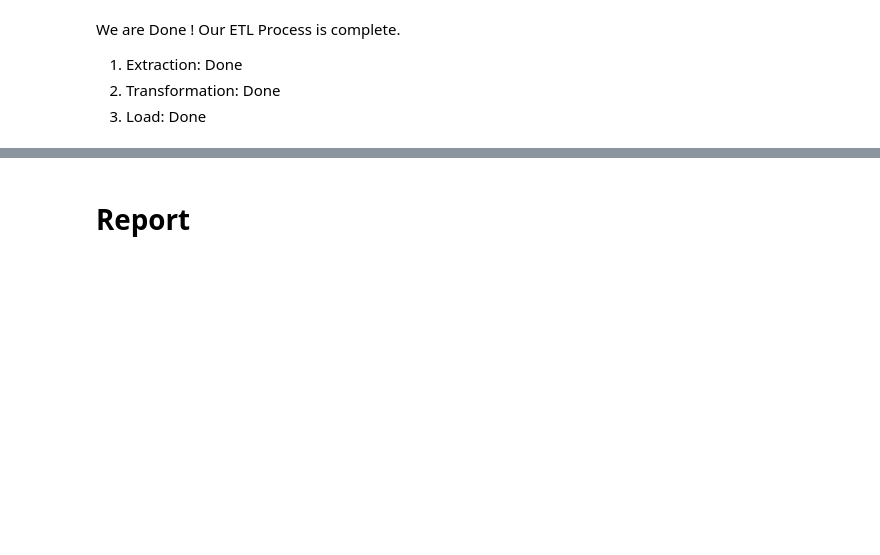
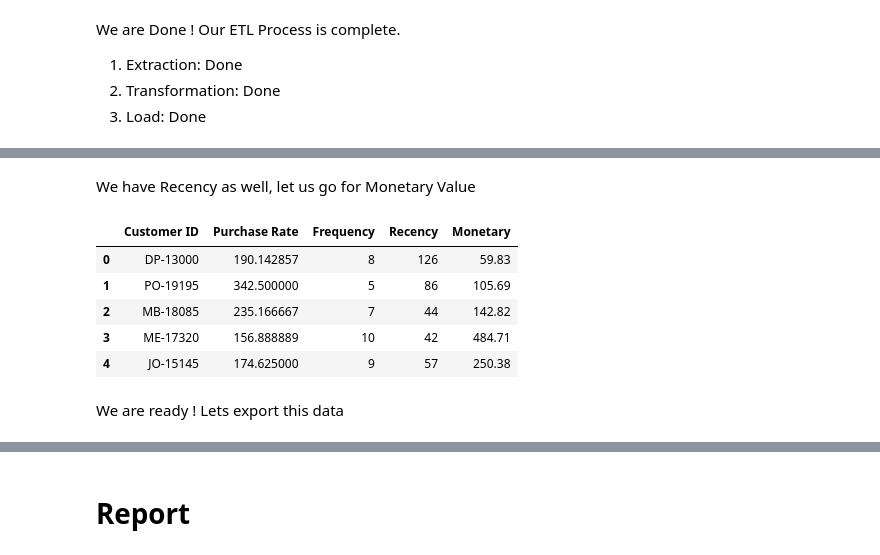
Before and after one commit to Dhami0007/Superstore_SQL_Project, a Jupyter notebook: Superstore_SQL_analysis.ipynb, the cells around one changed output, grey strips where cells are left out. Cells and saved outputs as stored; diff of their text form; code cells hidden in the pictures; blank space fills up the shorter version.

Commit message:
Calculate RFM of customers

```diff
--- a/Superstore_SQL_analysis.ipynb
+++ b/Superstore_SQL_analysis.ipynb
@@ -795,0 +931,3 @@ We are Done ! Our ETL Process is complete.
+# %%
+customer_df['Recency'] = customer_df.apply(lambda row: customer_recency[row['Customer ID']], axis=1)
+customer_df.head()
@@ -795,0 +941,33 @@ We are Done ! Our ETL Process is complete.
+# %% [markdown]
+We have Recency as well, let us go for Monetary Value
+# %%
+customer_sales = dict()
+
+for index, row in temp_df.iterrows():
+    c_id = row['Customer ID']
+    sales = row['Sales']
+    if c_id not in customer_sales.keys():
+        customer_sales[c_id] = [sales]
+    else:
+        customer_sales[c_id].append(sales)
+# %%
+customer_monetary = dict()
+
+for key in customer_sales.keys():
+    if len(customer_sales[key]) == 0:
+        customer_monetary[key] = 0
+    else:
+        customer_monetary[key] = round(sum(customer_sales[key])/len(customer_sales[key]),2)
+# %%
+customer_df['Monetary'] = customer_df.apply(lambda row: customer_monetary[row['Customer ID']], axis=1)
+# %%
+customer_df.head()
+# %% [output]
+|  | Customer ID | Purchase Rate | Frequency | Recency | Monetary |
+| 0 | DP-13000 | 190.142857 | 8 | 126 | 59.83 |
+| 1 | PO-19195 | 342.500000 | 5 | 86 | 105.69 |
+| 2 | MB-18085 | 235.166667 | 7 | 44 | 142.82 |
+| 3 | ME-17320 | 156.888889 | 10 | 42 | 484.71 |
+| 4 | JO-15145 | 174.625000 | 9 | 57 | 250.38 |
+# %% [markdown]
+We are ready ! Lets export this data
```
Also changed, not shown: parts of 25 cells of this notebook, 2 other files.
